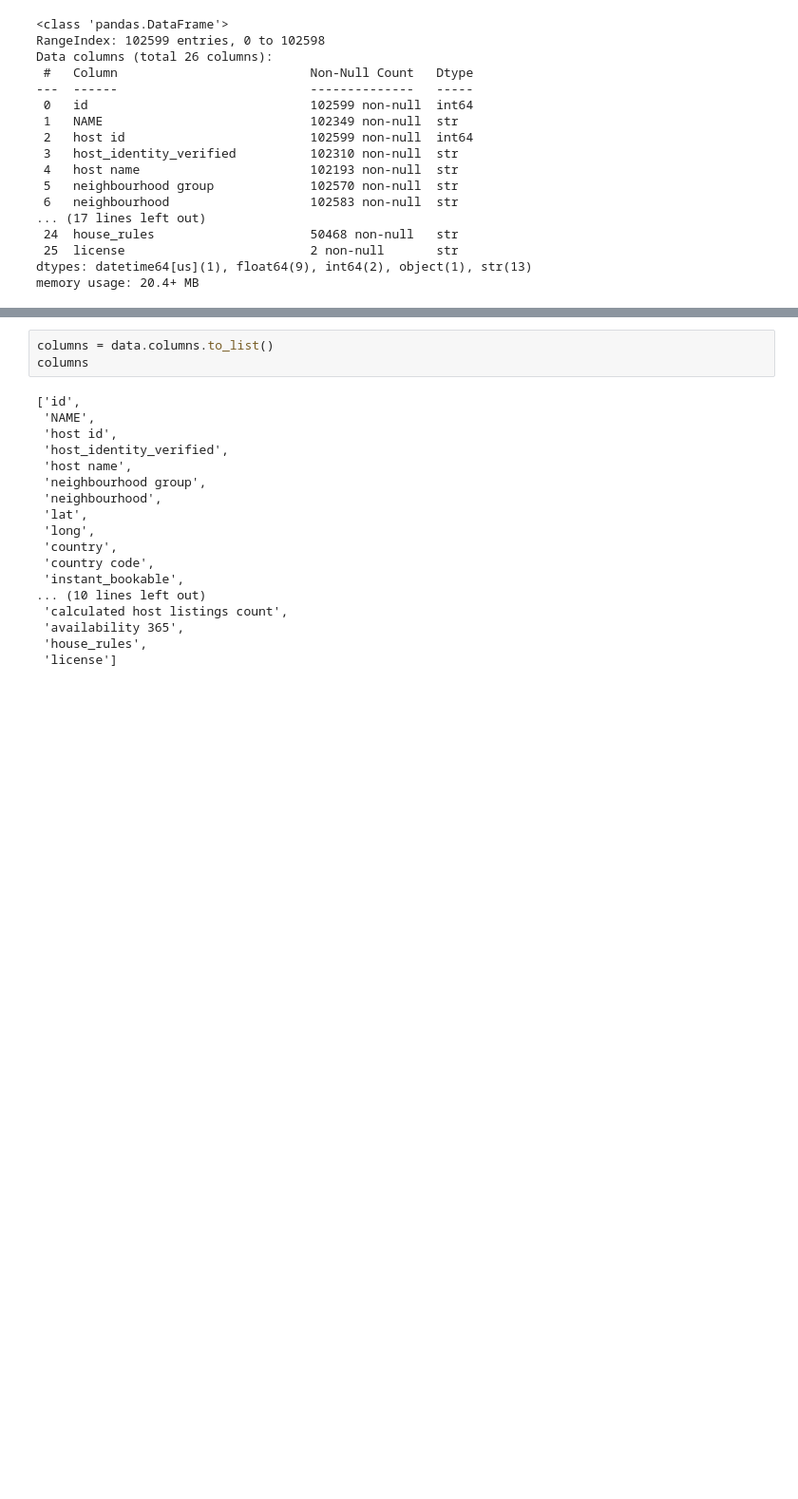
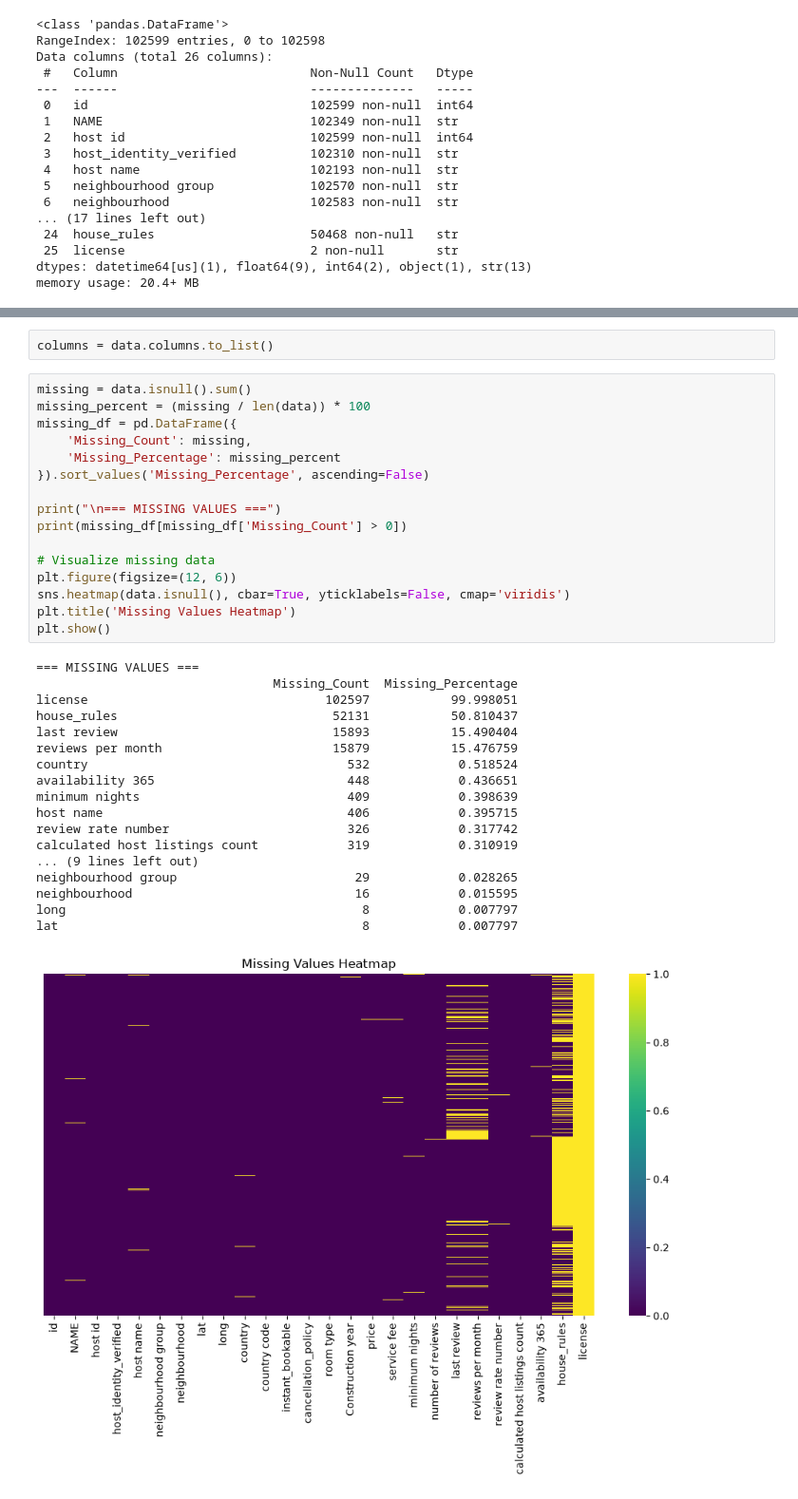
Before and after one commit to amirhjadidi/Data-Cleaning-Framework, a Jupyter notebook: airbnb/airbnb_dataset_cleaning.ipynb, the cells around one changed output, grey strips where cells are left out. Shown at 95% size. Saved outputs shown, nothing was run; the diff lists cells and outputs as text; blank space fills up the shorter version.

```diff
--- a/airbnb/airbnb_dataset_cleaning.ipynb
+++ b/airbnb/airbnb_dataset_cleaning.ipynb
@@ -25,21 +37,37 @@ memory usage: 20.4+ MB
 # %%
 columns = data.columns.to_list()
-columns
-# %% [output]
-['id',
- 'NAME',
- 'host id',
- 'host_identity_verified',
- 'host name',
- 'neighbourhood group',
- 'neighbourhood',
- 'lat',
- 'long',
- 'country',
- 'country code',
- 'instant_bookable',
-... (10 lines left out)
- 'calculated host listings count',
- 'availability 365',
- 'house_rules',
- 'license']
+# %%
+missing = data.isnull().sum()
+missing_percent = (missing / len(data)) * 100
+missing_df = pd.DataFrame({
+    'Missing_Count': missing,
+    'Missing_Percentage': missing_percent
+}).sort_values('Missing_Percentage', ascending=False)
+
+print("\n=== MISSING VALUES ===")
+print(missing_df[missing_df['Missing_Count'] > 0])
+
+# Visualize missing data
+plt.figure(figsize=(12, 6))
+sns.heatmap(data.isnull(), cbar=True, yticklabels=False, cmap='viridis')
+plt.title('Missing Values Heatmap')
+plt.show()
+# %% [output]
+=== MISSING VALUES ===
+                                Missing_Count  Missing_Percentage
+license                                102597           99.998051
+house_rules                             52131           50.810437
+last review                             15893           15.490404
+reviews per month                       15879           15.476759
+country                                   532            0.518524
+availability 365                          448            0.436651
+minimum nights                            409            0.398639
+host name                                 406            0.395715
+review rate number                        326            0.317742
+calculated host listings count            319            0.310919
+... (9 lines left out)
+neighbourhood group                        29            0.028265
+neighbourhood                              16            0.015595
+long                                        8            0.007797
+lat                                         8            0.007797
+[figure, added]
```
Also changed, not shown: parts of 32 cells of this notebook.
